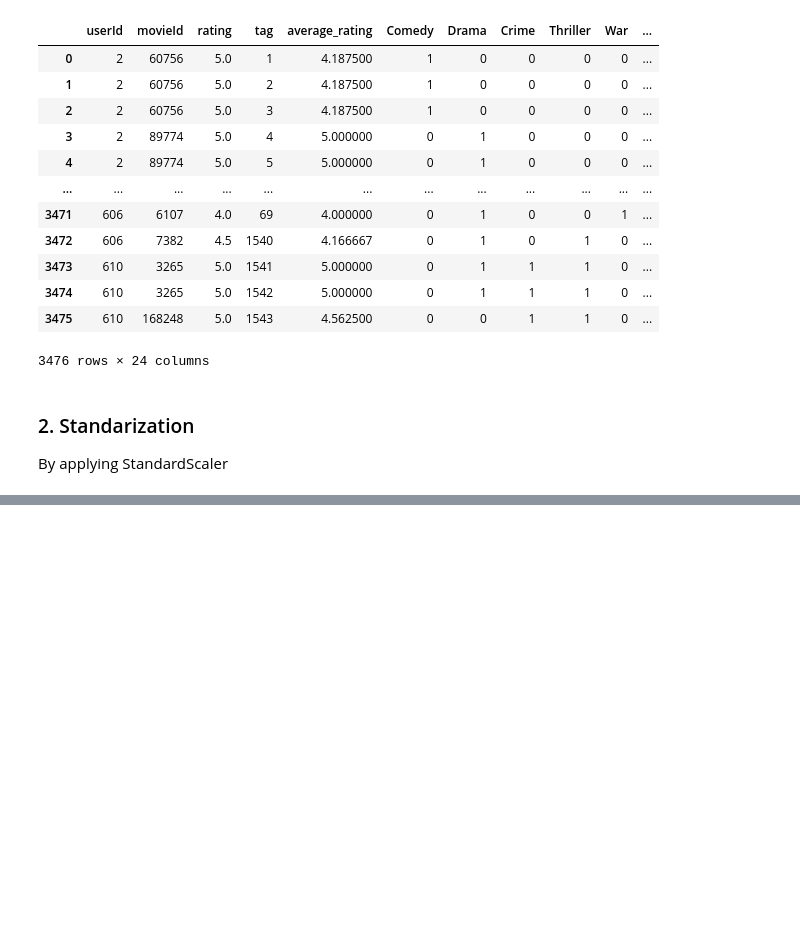
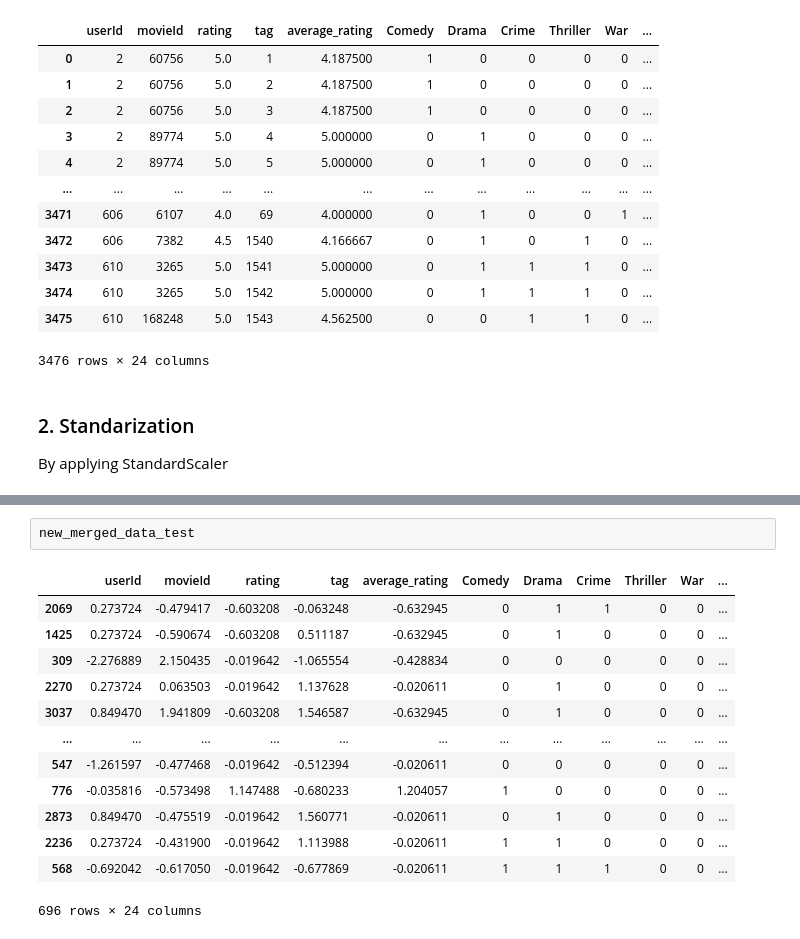
Before and after one commit to markopolo139/DataMiningAssignment2, a Jupyter notebook: data_analysis.ipynb, the cells around one changed output, grey strips where cells are left out. Drawn from its saved outputs; the diff is of its cells as text; blank space fills up the shorter version.

```diff
--- a/data_analysis.ipynb
+++ b/data_analysis.ipynb
@@ -187,0 +214,16 @@ standarize_data
+# %%
+new_merged_data_test
+# %% [output]
+|  | userId | movieId | rating | tag | average_rating | Comedy | Drama | Crime | Thriller | War | ... |
+| 2069 | 0.273724 | -0.479417 | -0.603208 | -0.063248 | -0.632945 | 0 | 1 | 1 | 0 | 0 | ... |
+| 1425 | 0.273724 | -0.590674 | -0.603208 | 0.511187 | -0.632945 | 0 | 1 | 0 | 0 | 0 | ... |
+| 309 | -2.276889 | 2.150435 | -0.019642 | -1.065554 | -0.428834 | 0 | 0 | 0 | 0 | 0 | ... |
+| 2270 | 0.273724 | 0.063503 | -0.019642 | 1.137628 | -0.020611 | 0 | 1 | 0 | 0 | 0 | ... |
+| 3037 | 0.849470 | 1.941809 | -0.603208 | 1.546587 | -0.632945 | 0 | 1 | 0 | 0 | 0 | ... |
+| ... | ... | ... | ... | ... | ... | ... | ... | ... | ... | ... | ... |
+| 547 | -1.261597 | -0.477468 | -0.019642 | -0.512394 | -0.020611 | 0 | 0 | 0 | 0 | 0 | ... |
+| 776 | -0.035816 | -0.573498 | 1.147488 | -0.680233 | 1.204057 | 1 | 0 | 0 | 0 | 0 | ... |
+| 2873 | 0.849470 | -0.475519 | -0.019642 | 1.560771 | -0.020611 | 0 | 1 | 0 | 0 | 0 | ... |
+| 2236 | 0.273724 | -0.431900 | -0.019642 | 1.113988 | -0.020611 | 1 | 1 | 0 | 0 | 0 | ... |
+| 568 | -0.692042 | -0.617050 | -0.019642 | -0.677869 | -0.020611 | 1 | 1 | 1 | 0 | 0 | ... |
+696 rows × 24 columns
```
Also changed, not shown: parts of 6 cells of this notebook.
